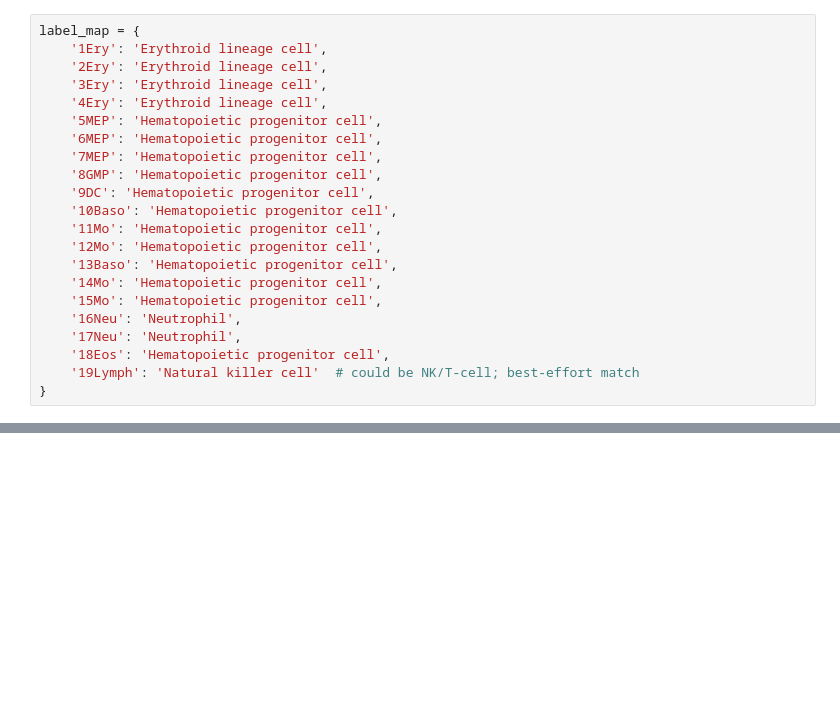
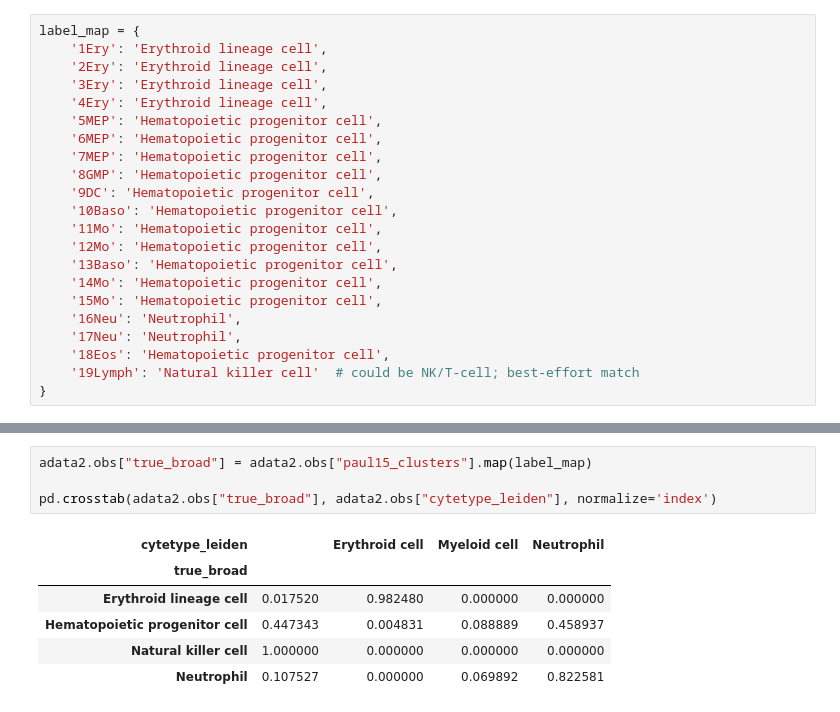
Before and after one commit to dalloliogm/cytetype_eval, a Jupyter notebook: cytetype exploration.ipynb, the cells around one changed output, grey strips where cells are left out. Cells and saved outputs as stored; diff of their text form; blank space fills up the shorter version.

```diff
--- a/cytetype exploration.ipynb
+++ b/cytetype exploration.ipynb
@@ -216,0 +232,11 @@ plt.show()
+# %%
+adata2.obs["true_broad"] = adata2.obs["paul15_clusters"].map(label_map)
+
+pd.crosstab(adata2.obs["true_broad"], adata2.obs["cytetype_leiden"], normalize='index')
+# %% [output]
+| cytetype_leiden |  | Erythroid cell | Myeloid cell | Neutrophil |
+| true_broad |  |  |  |  |
+| Erythroid lineage cell | 0.017520 | 0.982480 | 0.000000 | 0.000000 |
+| Hematopoietic progenitor cell | 0.447343 | 0.004831 | 0.088889 | 0.458937 |
+| Natural killer cell | 1.000000 | 0.000000 | 0.000000 | 0.000000 |
+| Neutrophil | 0.107527 | 0.000000 | 0.069892 | 0.822581 |
```
Also changed, not shown: parts of 10 cells of this notebook.
